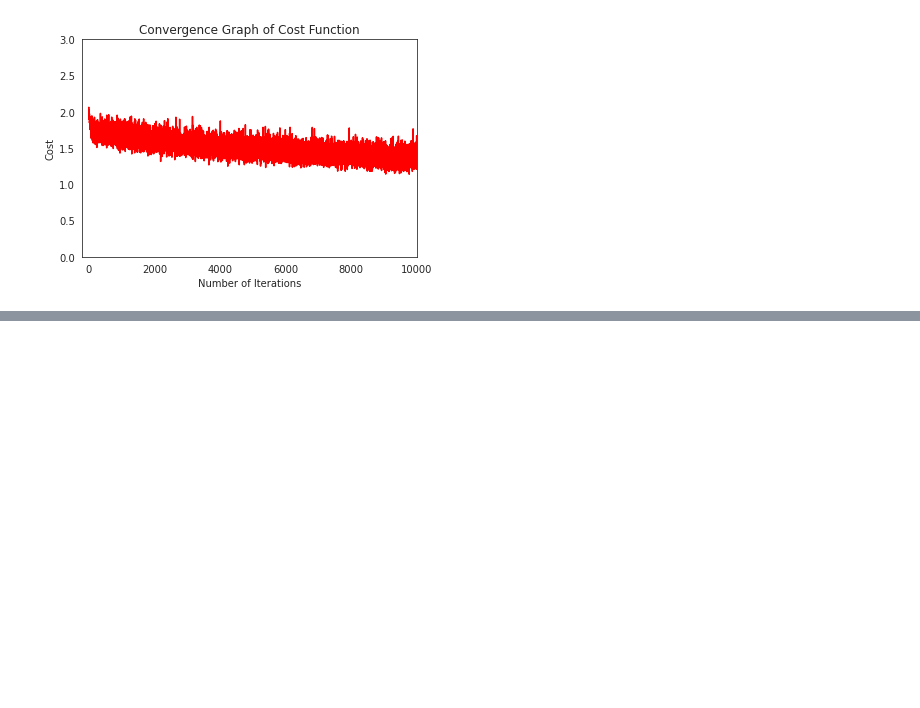
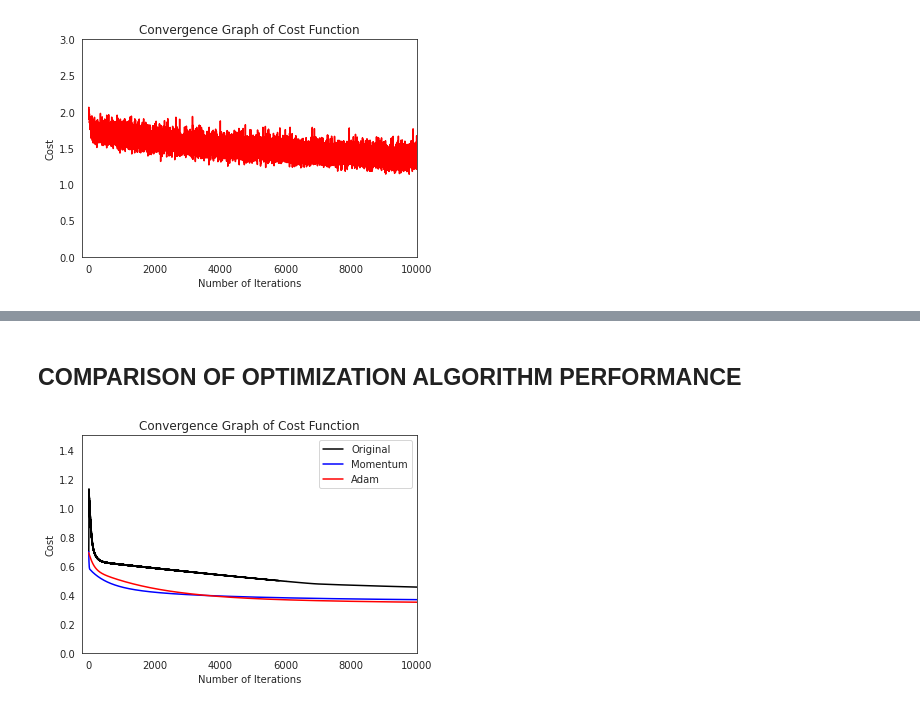
Before and after one commit to AlejandroSepulvedaGuatecique/Projects-in-Ml-and-AI-, a Jupyter notebook: HW1/HW1_Logistic_Regression_Implementation.ipynb, the cells around one changed output, grey strips where cells are left out. Cells and saved outputs as stored; diff of their text form; code cells hidden in the pictures; blank space fills up the shorter version.

```diff
--- a/HW1/HW1_Logistic_Regression_Implementation.ipynb
+++ b/HW1/HW1_Logistic_Regression_Implementation.ipynb
@@ -532,0 +550,17 @@ plt.show()
+# %% [markdown]
+## COMPARISON OF OPTIMIZATION ALGORITHM PERFORMANCE
+# %%
+plt.figure()
+sns.set_style('white')
+plt.plot(range(len(cost_history_mb)), cost_history_mb, 'k', label='Original')
+plt.plot(range(len(cost_history_mom)), cost_history_mom, 'b', label='Momentum')
+plt.plot(range(len(cost_history_adam)), cost_history_adam, 'r', label='Adam')
+plt.title("Convergence Graph of Cost Function")
+plt.xlabel("Number of Iterations")
+plt.ylabel("Cost")
+plt.legend(loc='upper right')
+plt.xlim(-200, 10000)
+plt.ylim(0,1.5)
+plt.show()
+# %% [output]
+[figure, added]
```
Also changed, not shown: parts of 10 cells of this notebook.
